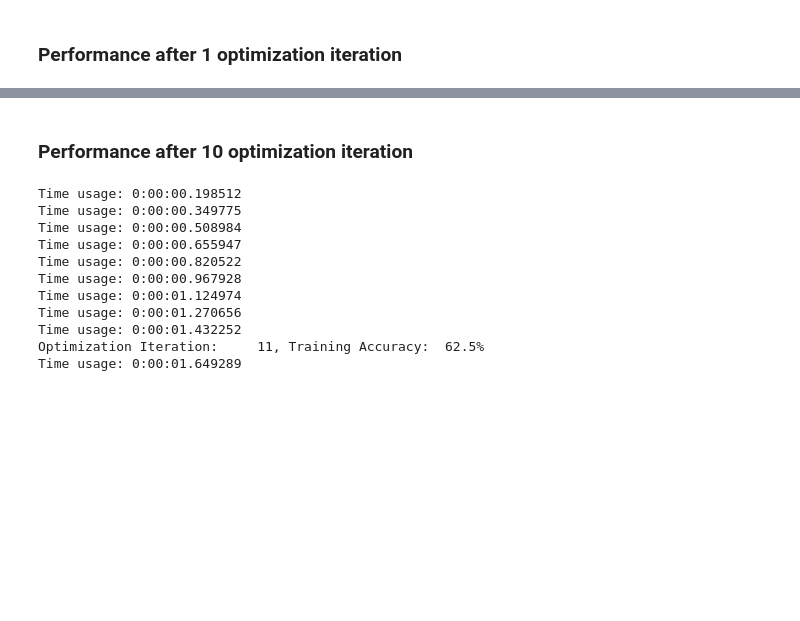
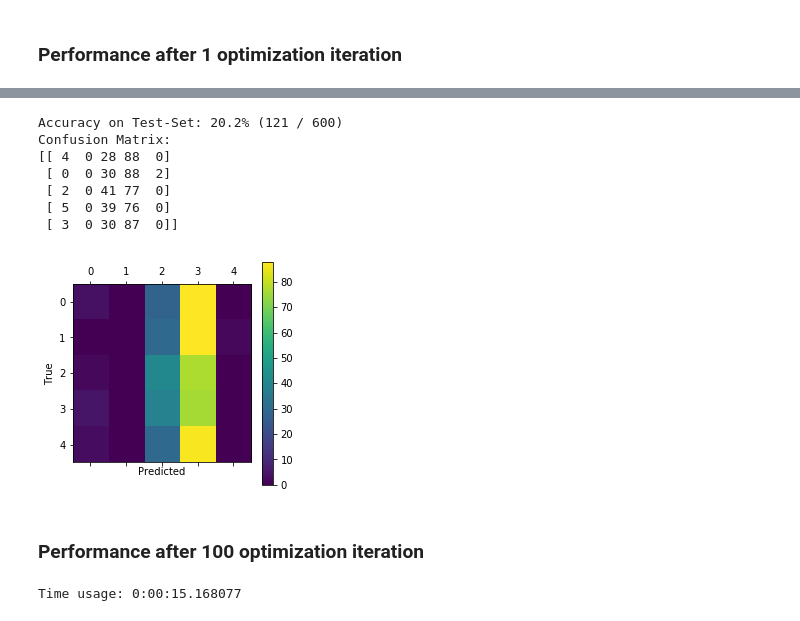
Before and after one commit to kiat/debs2019, a Jupyter notebook: src/notebooks/2_D_CNN.ipynb, the cells around one changed output, grey strips where cells are left out. Drawn from its saved outputs; the diff is of its cells as text; code cells hidden in the pictures; blank space fills up the shorter version.

Commit message:
Testing and Printing results

```diff
--- a/src/notebooks/2_D_CNN.ipynb
+++ b/src/notebooks/2_D_CNN.ipynb
@@ -755,7 +756,7 @@ def train_test_split(object_id):
     return train_input, test_input, train_output, test_output
 # %%
 # list of objects
-include_objects = [0, 1]
+include_objects = [0, 1, 2, 3, 23]
 
 # load the data and append all the data into a single list both input and output data
 input_train = []
@@ -1105,0 +1111,21 @@ def optimize(num_iterations, train_batch_size, input_train, output_train):
+# %%
+def plot_confusion_matrix(cls_pred, cls_true):
+
+    # get the confusion matrix using sklearn
+    cm = confusion_matrix(y_true=cls_true,
+                         y_pred = cls_pred)
+
+    # Printing the confusion matrix as text
+    print(cm)
+
+    # plot the confusion matrix as image
+    plt.matshow(cm)
+
+    plt.colorbar()
+    tick_marks= np.arange(num_classes)
+    plt.xticks(tick_marks, range(num_classes))
+    plt.yticks(tick_marks, range(num_classes))
+    plt.xlabel('Predicted')
+    plt.ylabel('True')
+
+    plt.show()
@@ -1113,16 +1191,18 @@ Time usage: 0:00:00.327770
+# %%
+# Testing after 10 iterations
+print_test_accuracy(test_input_encode,test_out_encode, True)
+# %% [output]
+Accuracy on Test-Set: 20.2% (121 / 600)
+Confusion Matrix:
+[[ 4  0 28 88  0]
+ [ 0  0 30 88  2]
+ [ 2  0 41 77  0]
+ [ 5  0 39 76  0]
+ [ 3  0 30 87  0]]
+[figure, added]
 # %% [markdown]
-### Performance after 10 optimization iteration
+### Performance after 100 optimization iteration
 # %%
-optimize(10, train_batch_size, train_input_encode, train_out_encode)
+optimize(99, train_batch_size, train_input_encode, train_out_encode)
 # %% [output]
-Time usage: 0:00:00.198512
-Time usage: 0:00:00.349775
-Time usage: 0:00:00.508984
-Time usage: 0:00:00.655947
-Time usage: 0:00:00.820522
-Time usage: 0:00:00.967928
-Time usage: 0:00:01.124974
-Time usage: 0:00:01.270656
-Time usage: 0:00:01.432252
-Optimization Iteration:     11, Training Accuracy:  62.5%
-Time usage: 0:00:01.649289
+Time usage: 0:00:15.168077
```
Also changed, not shown: parts of 18 cells of this notebook.
